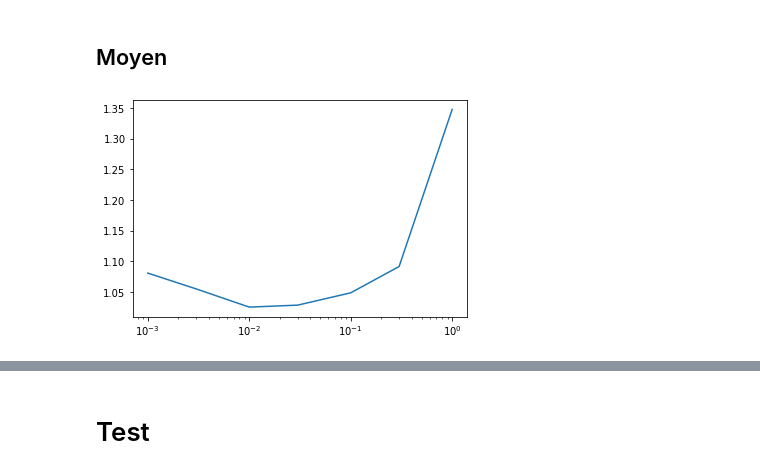
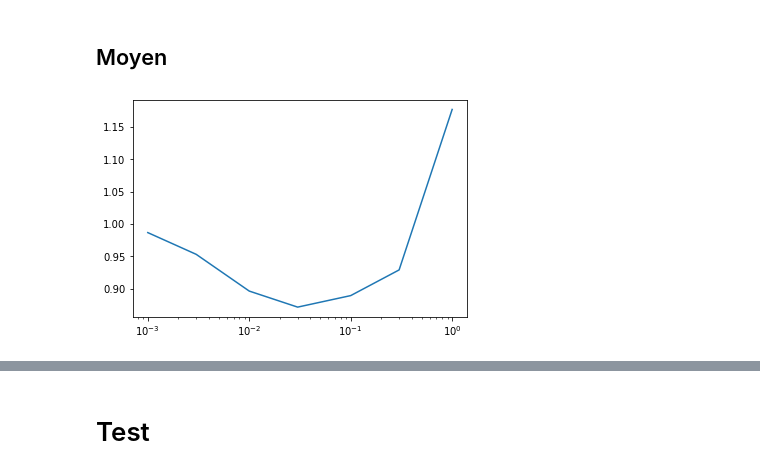
Before and after one commit to JlnZhou/ProjectML, a Jupyter notebook: Regression_GAMGradientBoostingAR.ipynb, the cells around one changed output, grey strips where cells are left out. Cells and saved outputs as stored; diff of their text form; code cells hidden in the pictures.

```diff
--- a/Regression_GAMGradientBoostingAR.ipynb
+++ b/Regression_GAMGradientBoostingAR.ipynb
@@ -44,9 +44,6 @@ colonnes_meteo_stations = tempo
 n_knots = 10
 lr_grid = [1, 3, 10, 30, 100, 300, 1000]
 max_lag = 7
-
-lr_grid = [1000]
-min_lag = 4
 # %%
 for curr_lr in lr_grid:
     for curr_lag in tqdm(range(min_lag,max_lag+1)):
@@ -314,7 +311,7 @@ for curr_lr in lr_grid:
         curr_moyen[code] = list(cv_scores[cv_scores["Code station"] == code]["Moyenne"])
     curr_moyen = pd.DataFrame(curr_moyen)
     curr_moyen["lr"] = curr_lr/1000
-    cv_moyen = pd.concat([cv_moyen, curr_moyen])
+ + ".csv")    cv_moyen = pd.concat([cv_moyen, curr_moyen])
 
 fig, axs = plt.subplots(n_cours_eau, 1, figsize = (15,5))
 for i in range(n_cours_eau):
@@ -374,16 +371,20 @@ plt.show()
 ## Moyen
 # %%
 cv_moyen = pd.DataFrame()
-for curr_lr in lr_grid:
-    curr_moyen = {}
-    cv_scores = pd.read_csv("../Data/GradientBoosting_Meteo/CV_RMSE_standard_lr_" + str(curr_lr) + ".csv")
-    for code in liste_stations_debit:
-        curr_moyen[code] = list(cv_scores[cv_scores["Code station"] == code]["Moyenne"])
-    curr_moyen = pd.DataFrame(curr_moyen)
-    curr_moyen["lr"] = curr_lr/1000
-    cv_moyen = pd.concat([cv_moyen, curr_moyen])
 
-plt.plot(cv_moyen["lr"], cv_moyen[liste_stations_debit].mean(axis = 1).values)
-plt.xscale("log")
+for curr_lag in range(max_lag+1):
+    for curr_lr in lr_grid:
+        curr_moyen = {}
+        cv_scores = pd.read_csv("../Data/GAMGradientBoostingAR/CV_RMSE_standard_" + str(curr_lr) + "_" + str(curr_lag) + ".csv")
+        for code in liste_stations_debit:
+            curr_moyen[code] = list(cv_scores[cv_scores["Code station"] == code]["Moyenne"])
+        curr_moyen = pd.DataFrame(curr_moyen)
+        curr_moyen["lr"] = curr_lr/1000
+        curr_moyen["Lags"] = curr_lag
+        cv_moyen = pd.concat([cv_moyen, curr_moyen])
-# %% [output]
-[figure, removed]
+# %%
+plt.plot(cv_moyen.groupby("lr").mean().index, cv_moyen.groupby("lr").mean()[liste_stations_debit].mean(axis = 1).values)
+plt.xscale("log")
+plt.savefig("../Data/Figures/GAMBoostAR/GAMBoostAR_RMSE_lr.png")
+# %% [output]
+[figure, added]
```
Also changed, not shown: parts of 10 cells of this notebook.
